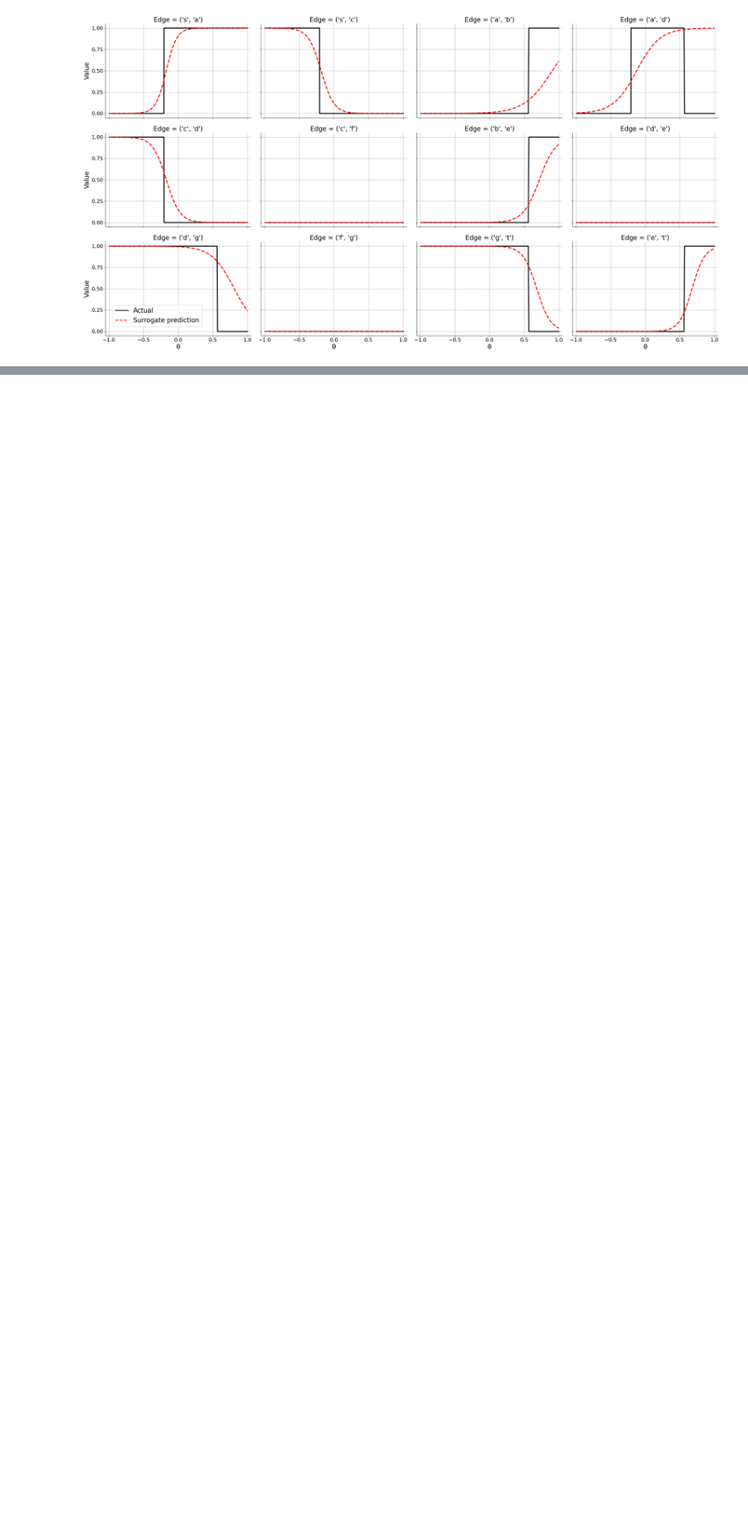
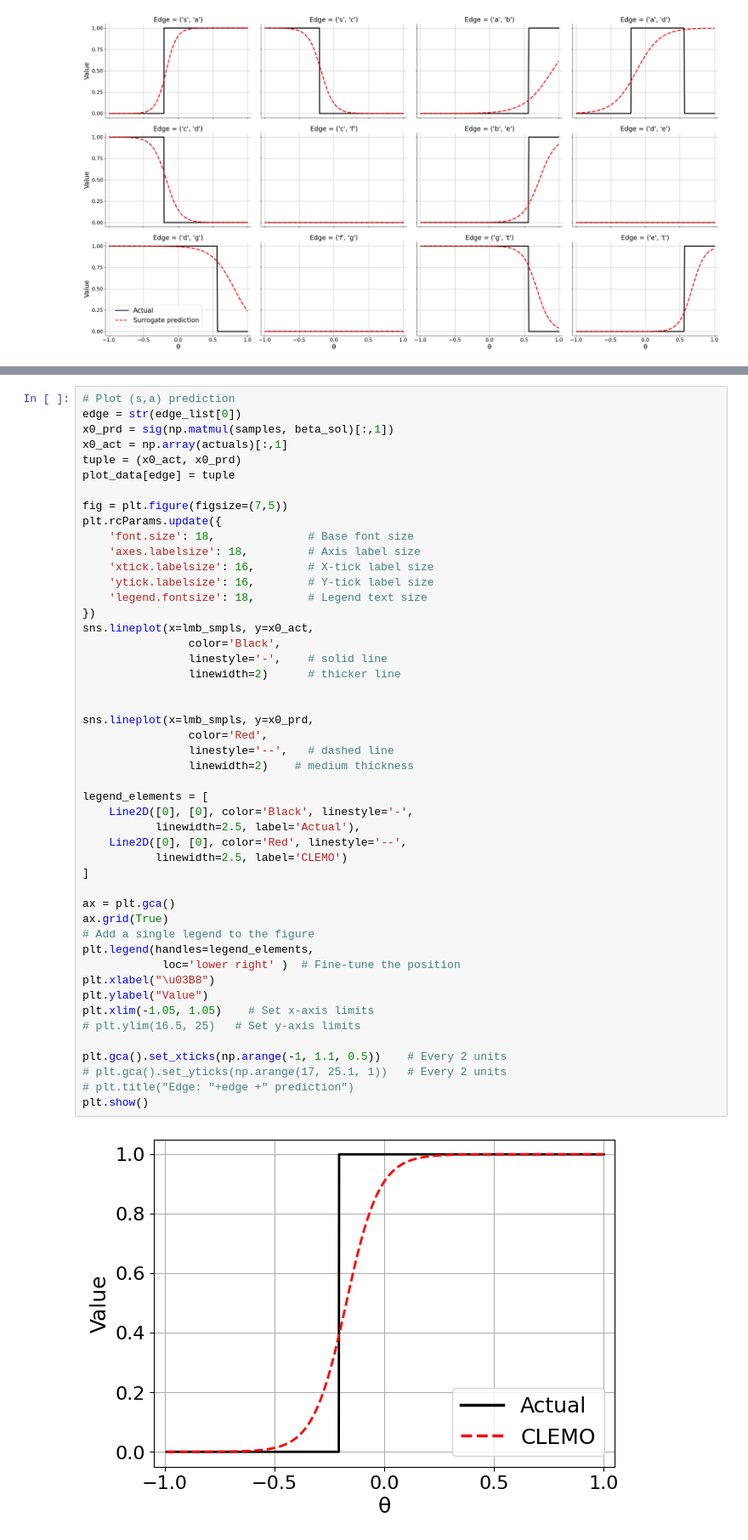
Before and after one commit to daanotto/CLEMO, a Jupyter notebook: Shortest Path Problem.ipynb, the cells around one changed output, grey strips where cells are left out. Shown: that part at 85% size. Saved outputs shown, nothing was run; the diff lists cells and outputs as text; blank space fills up the shorter version.

```diff
--- a/Shortest Path Problem.ipynb
+++ b/Shortest Path Problem.ipynb
@@ -866,0 +868,50 @@ plt.show()
+# %%
+# Plot (s,a) prediction
+edge = str(edge_list[0])
+x0_prd = sig(np.matmul(samples, beta_sol)[:,1])
+x0_act = np.array(actuals)[:,1]
+tuple = (x0_act, x0_prd)
+plot_data[edge] = tuple
+
+fig = plt.figure(figsize=(7,5))
+plt.rcParams.update({
+    'font.size': 18,              # Base font size
+    'axes.labelsize': 18,         # Axis label size
+    'xtick.labelsize': 16,        # X-tick label size
+    'ytick.labelsize': 16,        # Y-tick label size
+    'legend.fontsize': 18,        # Legend text size
+})
+sns.lineplot(x=lmb_smpls, y=x0_act,
+                color='Black',
+                linestyle='-',    # solid line
+                linewidth=2)      # thicker line
+
+
+sns.lineplot(x=lmb_smpls, y=x0_prd,
+                color='Red',
+                linestyle='--',   # dashed line
+                linewidth=2)    # medium thickness
+
+legend_elements = [
+    Line2D([0], [0], color='Black', linestyle='-',
+           linewidth=2.5, label='Actual'),
+    Line2D([0], [0], color='Red', linestyle='--',
+           linewidth=2.5, label='CLEMO')
+]
+
+ax = plt.gca()
+ax.grid(True)
+# Add a single legend to the figure
+plt.legend(handles=legend_elements,
+            loc='lower right' )  # Fine-tune the position
+plt.xlabel("\u03B8")
+plt.ylabel("Value")
+plt.xlim(-1.05, 1.05)    # Set x-axis limits
+# plt.ylim(16.5, 25)   # Set y-axis limits
+
+plt.gca().set_xticks(np.arange(-1, 1.1, 0.5))    # Every 2 units
+# plt.gca().set_yticks(np.arange(17, 25.1, 1))   # Every 2 units
+# plt.title("Edge: "+edge +" prediction")
+plt.show()
+# %% [output]
+[figure, added]
```
Also changed, not shown: parts of 3 cells of this notebook, 3 other files.
